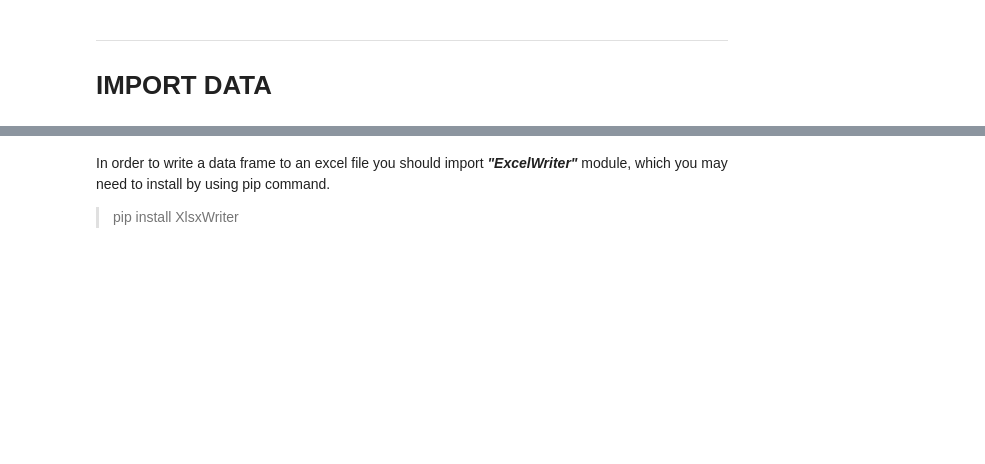
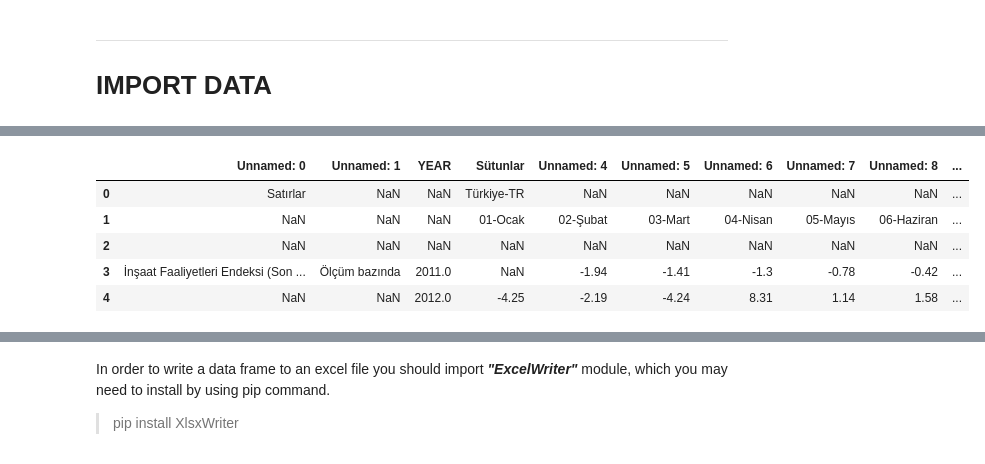
Before and after one commit to gtuinsaat/CE103_Python-in-Civil-Engineering, a Jupyter notebook: CE103-Week10.ipynb, the cells around one changed output, grey strips where cells are left out. Cells and saved outputs as stored; diff of their text form; code cells hidden in the pictures; blank space fills up the shorter version.

```diff
--- a/CE103-Week10.ipynb
+++ b/CE103-Week10.ipynb
@@ -197,4 +465,12 @@ df_tuik
 # %%
 df_tuik = df_tuik.rename(columns = {'Unnamed: 2':'YEAR'}) # change the column name
+df_tuik.head()
+# %% [output]
+|  | Unnamed: 0 | Unnamed: 1 | YEAR | Sütunlar | Unnamed: 4 | Unnamed: 5 | Unnamed: 6 | Unnamed: 7 | Unnamed: 8 | ... |
+| 0 | Satırlar | NaN | NaN | Türkiye-TR | NaN | NaN | NaN | NaN | NaN | ... |
+| 1 | NaN | NaN | NaN | 01-Ocak | 02-Şubat | 03-Mart | 04-Nisan | 05-Mayıs | 06-Haziran | ... |
+| 2 | NaN | NaN | NaN | NaN | NaN | NaN | NaN | NaN | NaN | ... |
+| 3 | İnşaat Faaliyetleri Endeksi (Son ... | Ölçüm bazında | 2011.0 | NaN | -1.94 | -1.41 | -1.3 | -0.78 | -0.42 | ... |
+| 4 | NaN | NaN | 2012.0 | -4.25 | -2.19 | -4.24 | 8.31 | 1.14 | 1.58 | ... |
 # %%
 df_tuik.loc[df_tuik['YEAR'] == 2011]  # indexing rows and columns
```
Also changed, not shown: parts of 88 cells of this notebook, 9 other files.
